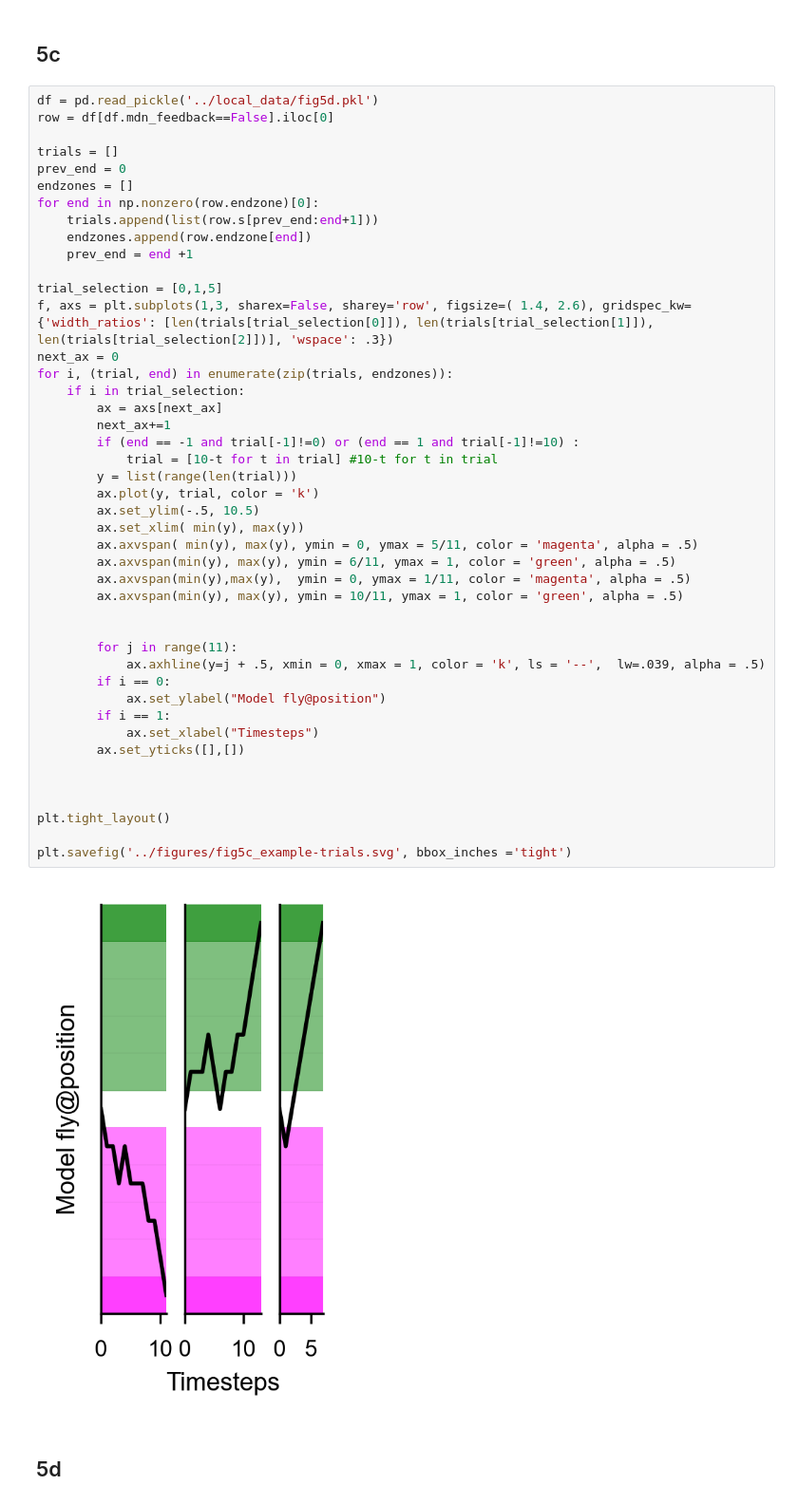
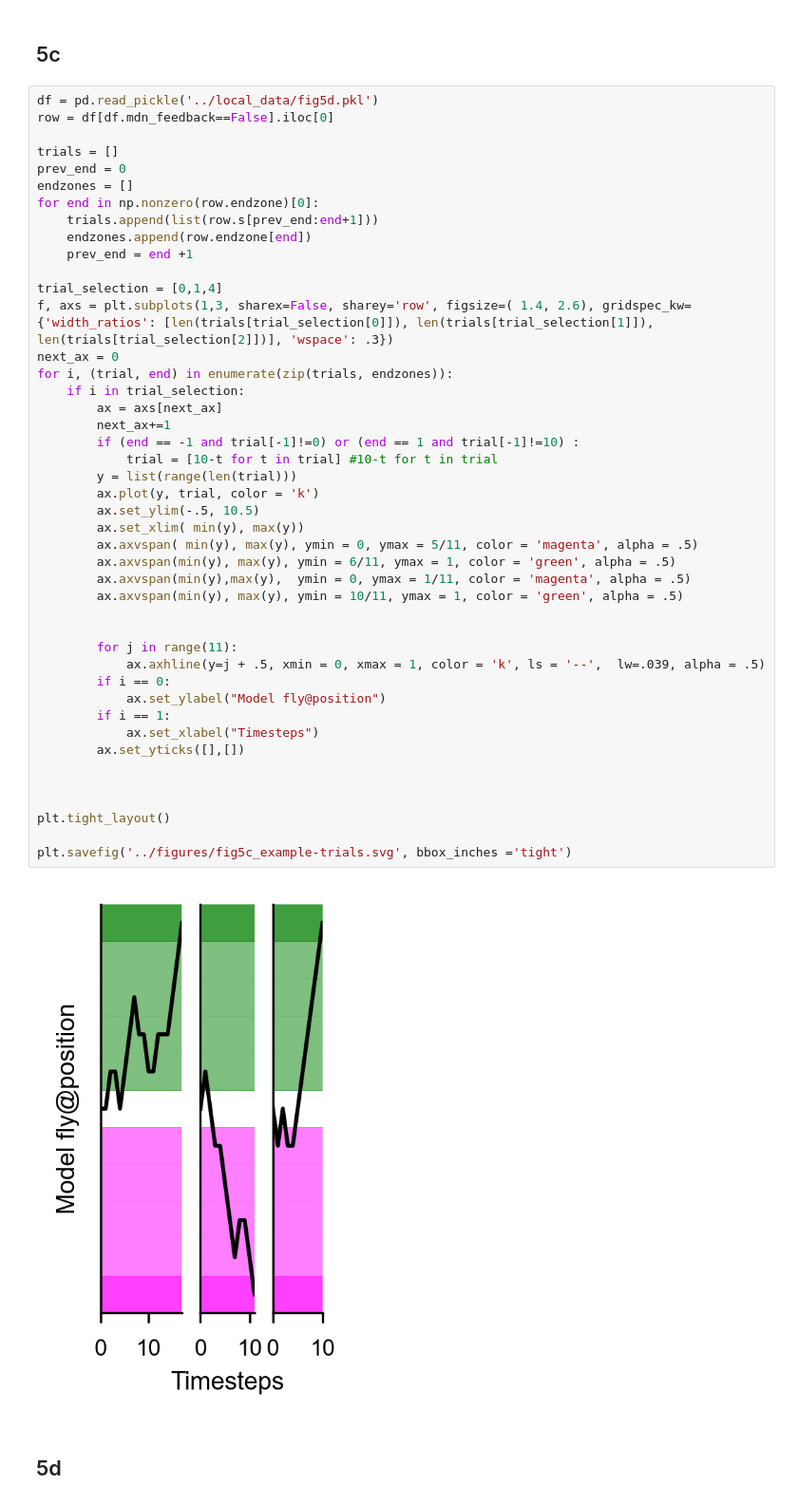
Before and after one commit to syncrostone/AminStoneKonig_avoidance-dopamine_2026, a Jupyter notebook: fig5_figS10-modeling/scripts/fig5_plotting.ipynb, the cells around one changed output. Shown at 95% size. Drawn from its saved outputs; the diff is of its cells as text.

```diff
--- a/fig5_figS10-modeling/scripts/fig5_plotting.ipynb
+++ b/fig5_figS10-modeling/scripts/fig5_plotting.ipynb
@@ -67,40 +67,40 @@ for end in np.nonzero(row.endzone)[0]:
     endzones.append(row.endzone[end])
     prev_end = end +1
 
-trial_selection = [0,1,5]
+trial_selection = [0,1,4]
 f, axs = plt.subplots(1,3, sharex=False, sharey='row', figsize=( 1.4, 2.6), gridspec_kw={'width_ratios': [len(trials[trial_selection[0]]), len(trials[trial_selection[1]]), len(trials[trial_selection[2]])], 'wspace': .3})
 next_ax = 0
 for i, (trial, end) in enumerate(zip(trials, endzones)):
     if i in trial_selection:
         ax = axs[next_ax]
         next_ax+=1
         if (end == -1 and trial[-1]!=0) or (end == 1 and trial[-1]!=10) :
             trial = [10-t for t in trial] #10-t for t in trial
         y = list(range(len(trial)))
         ax.plot(y, trial, color = 'k')
         ax.set_ylim(-.5, 10.5)
         ax.set_xlim( min(y), max(y))
         ax.axvspan( min(y), max(y), ymin = 0, ymax = 5/11, color = 'magenta', alpha = .5)
         ax.axvspan(min(y), max(y), ymin = 6/11, ymax = 1, color = 'green', alpha = .5)
         ax.axvspan(min(y),max(y),  ymin = 0, ymax = 1/11, color = 'magenta', alpha = .5)
         ax.axvspan(min(y), max(y), ymin = 10/11, ymax = 1, color = 'green', alpha = .5)
 
 
         for j in range(11):
             ax.axhline(y=j + .5, xmin = 0, xmax = 1, color = 'k', ls = '--',  lw=.039, alpha = .5)
         if i == 0:
             ax.set_ylabel("Model fly@position")
         if i == 1:
             ax.set_xlabel("Timesteps")
         ax.set_yticks([],[])
 
 
 
 plt.tight_layout()
 
 plt.savefig('../figures/fig5c_example-trials.svg', bbox_inches ='tight')
 # %% [output]
-[figure, old version]
+[figure, new version]
 # %% [markdown]
 ## 5d
 # %%
```
Also changed, not shown: parts of 6 cells of this notebook, 2 other files.
